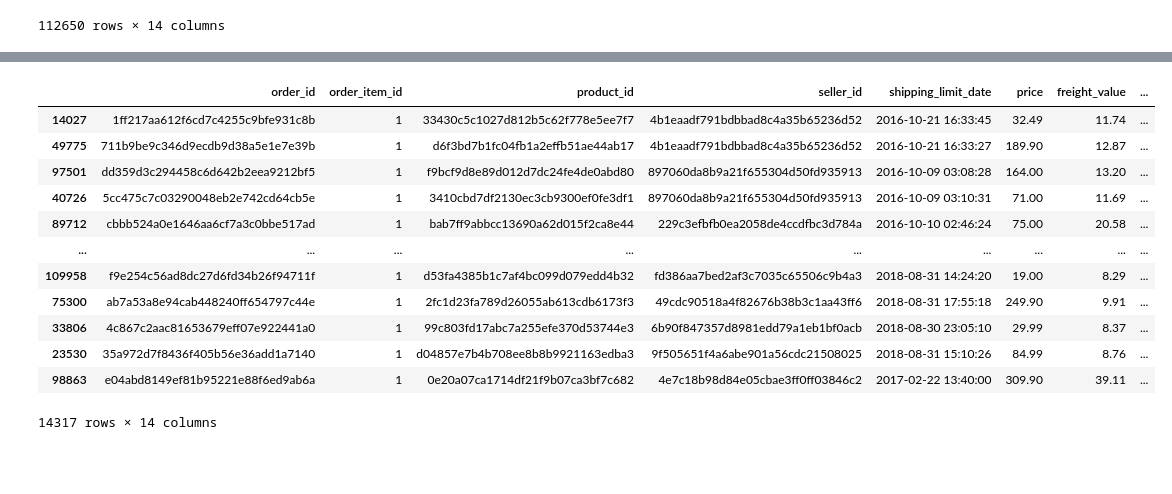
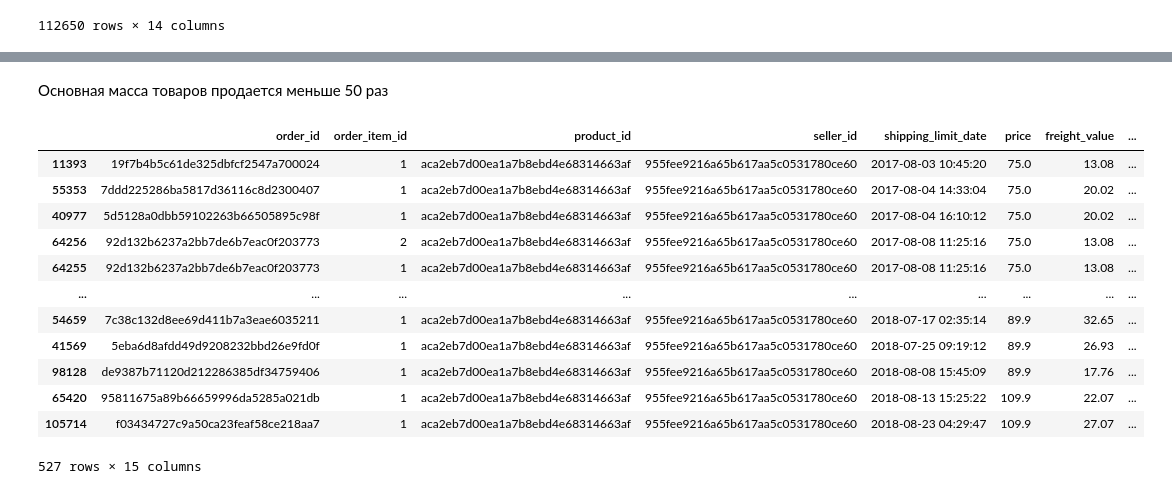
Before and after one commit to strateg17/SMART_DS_Academy_Prod1, a Jupyter notebook: Task_1/Task1_TimeSeries.ipynb, the cells around one changed output, grey strips where cells are left out. Cells and saved outputs as stored; diff of their text form; code cells hidden in the pictures; blank space fills up the shorter version.

```diff
--- a/Task_1/Task1_TimeSeries.ipynb
+++ b/Task_1/Task1_TimeSeries.ipynb
@@ -214,8 +215,6 @@ child = ['brinquedos', \
 'fashion_roupa_infanto_juvenil']
 # %%
 cat = el+child
-# %%
-full_data = full_data[full_data.product_category_name.isin(el)]
 # %%
 full_data
 # %% [output]
@@ -234,0 +236,2 @@ full_data
+# %%
+full_data['Index'] = range(len(full_data))
@@ -235,16 +280,18 @@ full_data
+# %% [markdown]
+Основная масса товаров продается меньше 50 раз
 # %%
-full_data.sort_values(by='order_approved_at')
+full_data[full_data.product_id == 'aca2eb7d00ea1a7b8ebd4e68314663af'].sort_values(by='order_approved_at')
 # %% [output]
 |  | order_id | order_item_id | product_id | seller_id | shipping_limit_date | price | freight_value | ... |
-| 14027 | 1ff217aa612f6cd7c4255c9bfe931c8b | 1 | 33430c5c1027d812b5c62f778e5ee7f7 | 4b1eaadf791bdbbad8c4a35b65236d52 | 2016-10-21 16:33:45 | 32.49 | 11.74 | ... |
-| 49775 | 711b9be9c346d9ecdb9d38a5e1e7e39b | 1 | d6f3bd7b1fc04fb1a2effb51ae44ab17 | 4b1eaadf791bdbbad8c4a35b65236d52 | 2016-10-21 16:33:27 | 189.90 | 12.87 | ... |
-| 97501 | dd359d3c294458c6d642b2eea9212bf5 | 1 | f9bcf9d8e89d012d7dc24fe4de0abd80 | 897060da8b9a21f655304d50fd935913 | 2016-10-09 03:08:28 | 164.00 | 13.20 | ... |
-| 40726 | 5cc475c7c03290048eb2e742cd64cb5e | 1 | 3410cbd7df2130ec3cb9300ef0fe3df1 | 897060da8b9a21f655304d50fd935913 | 2016-10-09 03:10:31 | 71.00 | 11.69 | ... |
-| 89712 | cbbb524a0e1646aa6cf7a3c0bbe517ad | 1 | bab7ff9abbcc13690a62d015f2ca8e44 | 229c3efbfb0ea2058de4ccdfbc3d784a | 2016-10-10 02:46:24 | 75.00 | 20.58 | ... |
+| 11393 | 19f7b4b5c61de325dbfcf2547a700024 | 1 | aca2eb7d00ea1a7b8ebd4e68314663af | 955fee9216a65b617aa5c0531780ce60 | 2017-08-03 10:45:20 | 75.0 | 13.08 | ... |
+| 55353 | 7ddd225286ba5817d36116c8d2300407 | 1 | aca2eb7d00ea1a7b8ebd4e68314663af | 955fee9216a65b617aa5c0531780ce60 | 2017-08-04 14:33:04 | 75.0 | 20.02 | ... |
+| 40977 | 5d5128a0dbb59102263b66505895c98f | 1 | aca2eb7d00ea1a7b8ebd4e68314663af | 955fee9216a65b617aa5c0531780ce60 | 2017-08-04 16:10:12 | 75.0 | 20.02 | ... |
+| 64256 | 92d132b6237a2bb7de6b7eac0f203773 | 2 | aca2eb7d00ea1a7b8ebd4e68314663af | 955fee9216a65b617aa5c0531780ce60 | 2017-08-08 11:25:16 | 75.0 | 13.08 | ... |
+| 64255 | 92d132b6237a2bb7de6b7eac0f203773 | 1 | aca2eb7d00ea1a7b8ebd4e68314663af | 955fee9216a65b617aa5c0531780ce60 | 2017-08-08 11:25:16 | 75.0 | 13.08 | ... |
 | ... | ... | ... | ... | ... | ... | ... | ... | ... |
-| 109958 | f9e254c56ad8dc27d6fd34b26f94711f | 1 | d53fa4385b1c7af4bc099d079edd4b32 | fd386aa7bed2af3c7035c65506c9b4a3 | 2018-08-31 14:24:20 | 19.00 | 8.29 | ... |
-| 75300 | ab7a53a8e94cab448240ff654797c44e | 1 | 2fc1d23fa789d26055ab613cdb6173f3 | 49cdc90518a4f82676b38b3c1aa43ff6 | 2018-08-31 17:55:18 | 249.90 | 9.91 | ... |
-| 33806 | 4c867c2aac81653679eff07e922441a0 | 1 | 99c803fd17abc7a255efe370d53744e3 | 6b90f847357d8981edd79a1eb1bf0acb | 2018-08-30 23:05:10 | 29.99 | 8.37 | ... |
-| 23530 | 35a972d7f8436f405b56e36add1a7140 | 1 | d04857e7b4b708ee8b8b9921163edba3 | 9f505651f4a6abe901a56cdc21508025 | 2018-08-31 15:10:26 | 84.99 | 8.76 | ... |
-| 98863 | e04abd8149ef81b95221e88f6ed9ab6a | 1 | 0e20a07ca1714df21f9b07ca3bf7c682 | 4e7c18b98d84e05cbae3ff0ff03846c2 | 2017-02-22 13:40:00 | 309.90 | 39.11 | ... |
+| 54659 | 7c38c132d8ee69d411b7a3eae6035211 | 1 | aca2eb7d00ea1a7b8ebd4e68314663af | 955fee9216a65b617aa5c0531780ce60 | 2018-07-17 02:35:14 | 89.9 | 32.65 | ... |
+| 41569 | 5eba6d8afdd49d9208232bbd26e9fd0f | 1 | aca2eb7d00ea1a7b8ebd4e68314663af | 955fee9216a65b617aa5c0531780ce60 | 2018-07-25 09:19:12 | 89.9 | 26.93 | ... |
+| 98128 | de9387b71120d212286385df34759406 | 1 | aca2eb7d00ea1a7b8ebd4e68314663af | 955fee9216a65b617aa5c0531780ce60 | 2018-08-08 15:45:09 | 89.9 | 17.76 | ... |
+| 65420 | 95811675a89b66659996da5285a021db | 1 | aca2eb7d00ea1a7b8ebd4e68314663af | 955fee9216a65b617aa5c0531780ce60 | 2018-08-13 15:25:22 | 109.9 | 22.07 | ... |
+| 105714 | f03434727c9a50ca23feaf58ce218aa7 | 1 | aca2eb7d00ea1a7b8ebd4e68314663af | 955fee9216a65b617aa5c0531780ce60 | 2018-08-23 04:29:47 | 109.9 | 27.07 | ... |
-14317 rows × 14 columns
+527 rows × 15 columns
```
Also changed, not shown: parts of 10 cells of this notebook.
